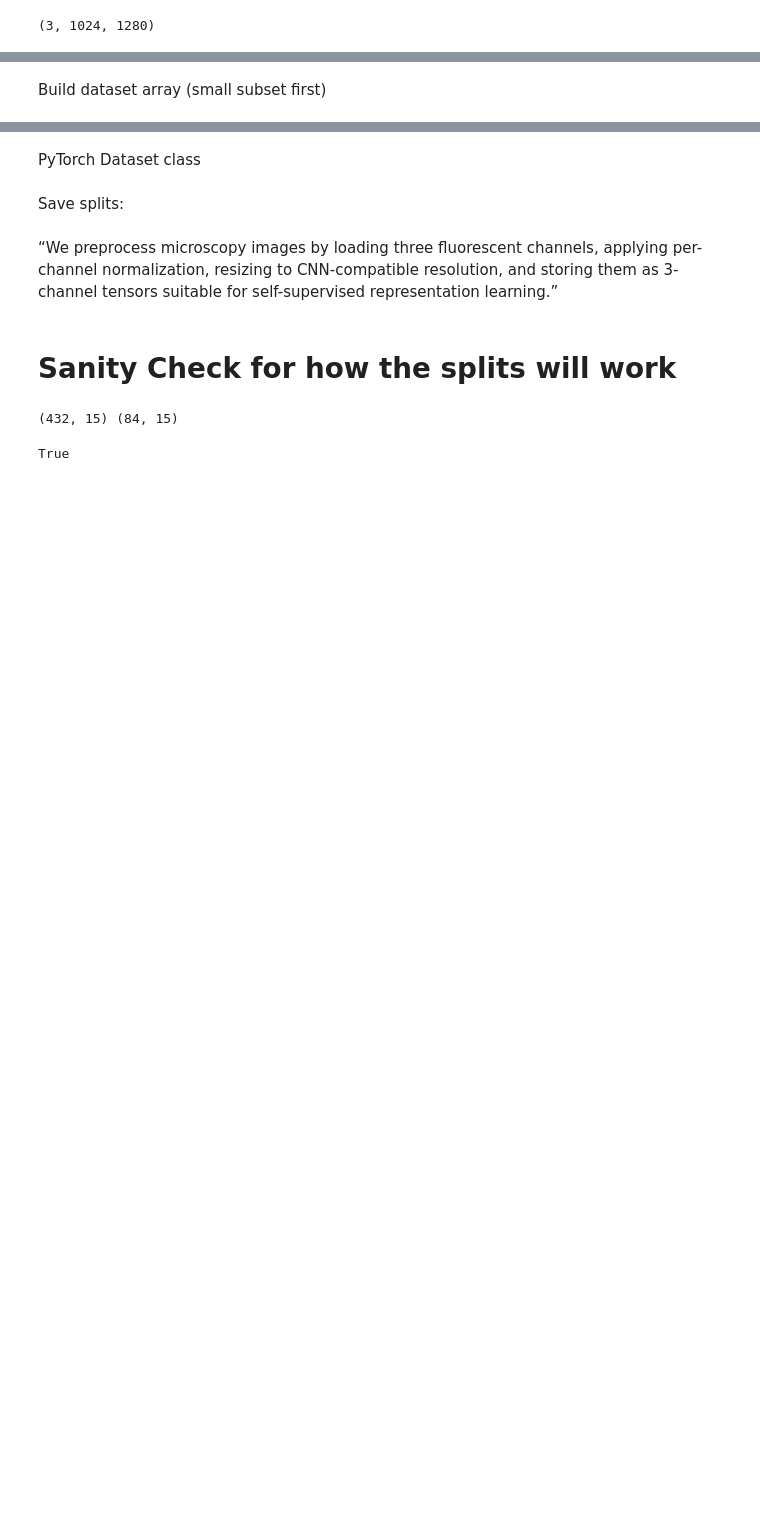
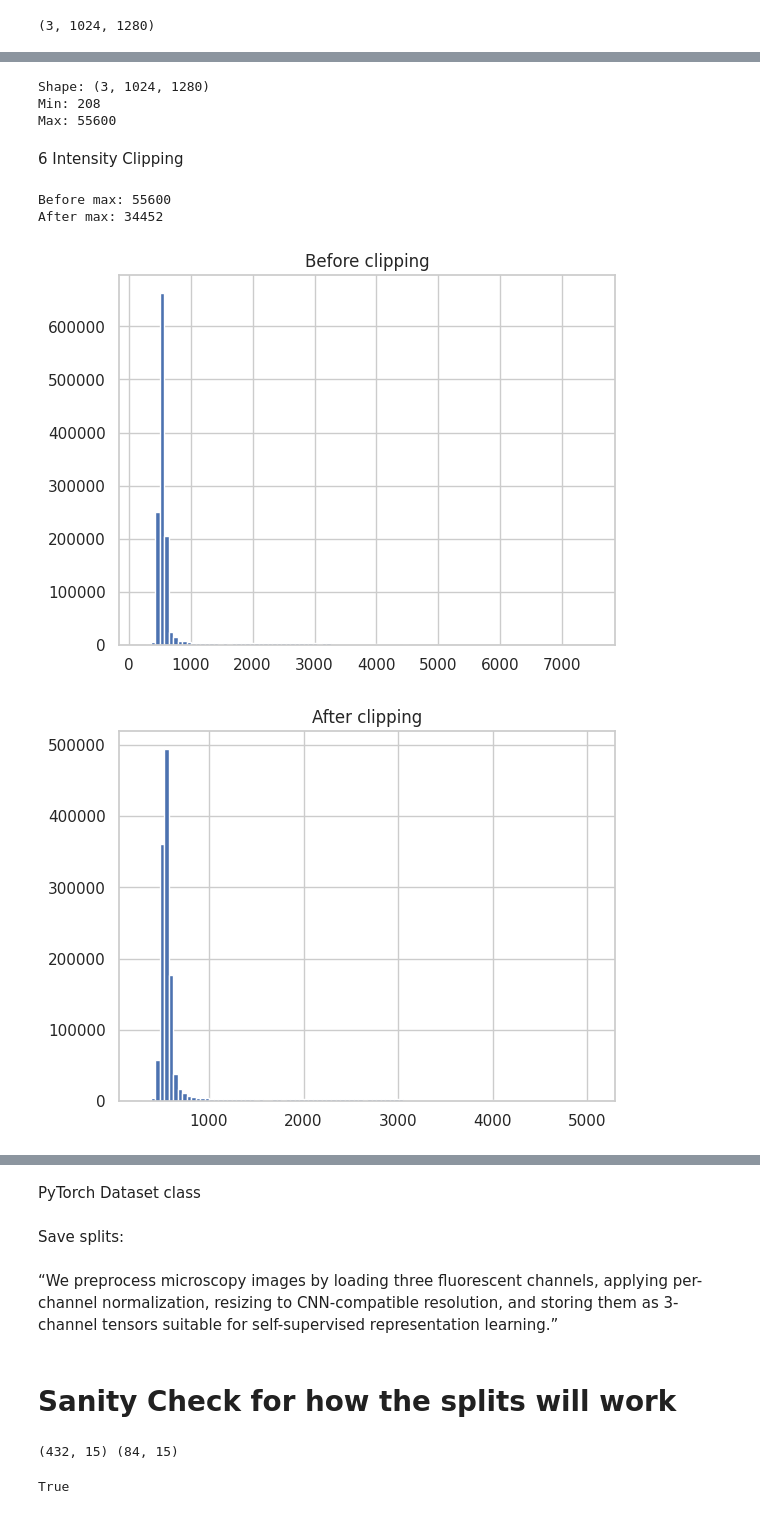
Before and after one commit to saamm/microscopy_self_supervised_learning, a Jupyter notebook: notebooks/03_preprocessing.ipynb, the cells around one changed output, grey strips where cells are left out. Cells and saved outputs as stored; diff of their text form; code cells hidden in the pictures; blank space fills up the shorter version.

```diff
--- a/notebooks/03_preprocessing.ipynb
+++ b/notebooks/03_preprocessing.ipynb
@@ -27,18 +27,17 @@ Step 1: Load & stack channels
 import os
 import numpy as np
 import tifffile as tiff
+import matplotlib.pyplot as plt
+from skimage.filters import threshold_otsu
+from skimage.transform import resize
 
-BASE_DIR = "/content/drive/MyDrive/Colab Notebooks/microscopy_self_supervised_learning/data/raw"
+BASE_DIR = "/content/drive/MyDrive/Colab Notebooks/microscopy_self_supervised_learning/microscopy_self_supervised_learning/data/raw"
 
-def fix_path(pathname):
-    return pathname.split("/")[-1]
 
 def load_triplet_from_metadata(row):
-    dapi_path = os.path.join(BASE_DIR, fix_path(row["Image_PathName_DAPI"]), row["Image_FileName_DAPI"]),
-
-    tubulin_path = os.path.join(BASE_DIR, fix_path(row["Image_PathName_Tubulin"]), row["Image_FileName_Tubulin"])
-
-    actin_path = os.path.join(BASE_DIR, fix_path(row["Image_PathName_Actin"]), row["Image_FileName_Actin"])
+    dapi_path = os.path.join(BASE_DIR, row["Image_PathName_DAPI"], row["Image_FileName_DAPI"]),
+    tubulin_path = os.path.join(BASE_DIR, row["Image_PathName_Tubulin"], row["Image_FileName_Tubulin"])
+    actin_path = os.path.join(BASE_DIR, row["Image_PathName_Actin"], row["Image_FileName_Actin"])
 
     dapi = tiff.imread(dapi_path)
     tubulin = tiff.imread(tubulin_path)
@@ -81,2 +54,42 @@ plt.show()
-# %% [markdown]
-Build dataset array (small subset first)
+# %%
+print("Shape:", img.shape)
+print("Min:", img.min())
+print("Max:", img.max())
+# %% [output]
+Shape: (3, 1024, 1280)
+Min: 208
+Max: 55600
+# %% [markdown]
+6 Intensity Clipping
+# %%
+def clip_intensity(img):
+
+    clipped = np.zeros_like(img)
+
+    for c in range(img.shape[0]):
+
+        low = np.percentile(img[c], 0.01)
+        high = np.percentile(img[c], 99.9)
+
+        clipped[c] = np.clip(img[c], low, high)
+
+    return clipped
+# %%
+img_clipped = clip_intensity(img)
+
+print("Before max:", img.max())
+print("After max:", img_clipped.max())
+# %% [output]
+Before max: 55600
+After max: 34452
+# %%
+plt.hist(img[0].flatten(), bins=100)
+plt.title("Before clipping")
+plt.show()
+
+plt.hist(img_clipped[0].flatten(), bins=100)
+plt.title("After clipping")
+plt.show()
+# %% [output]
+[figure, added]
+[figure, added]
```
Also changed, not shown: parts of 32 cells of this notebook.
